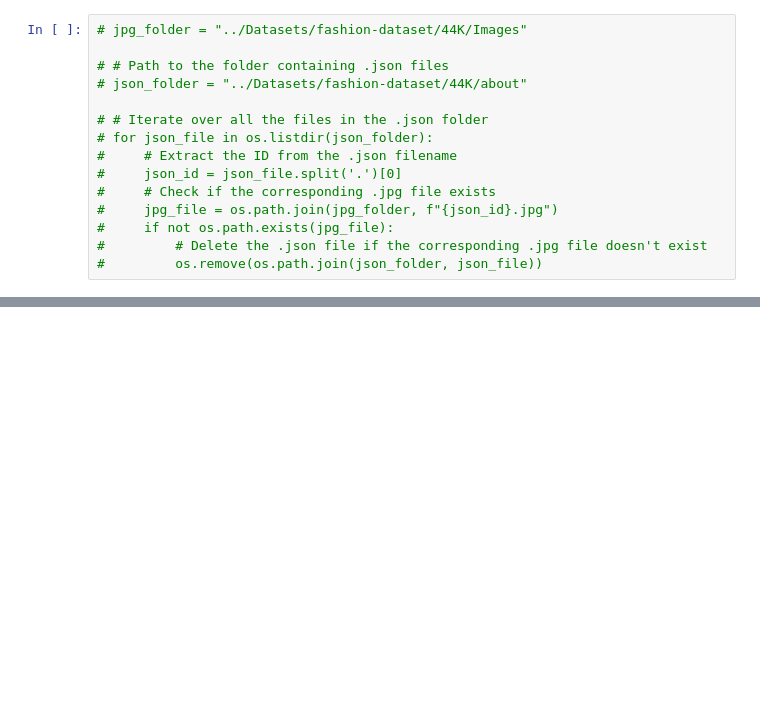
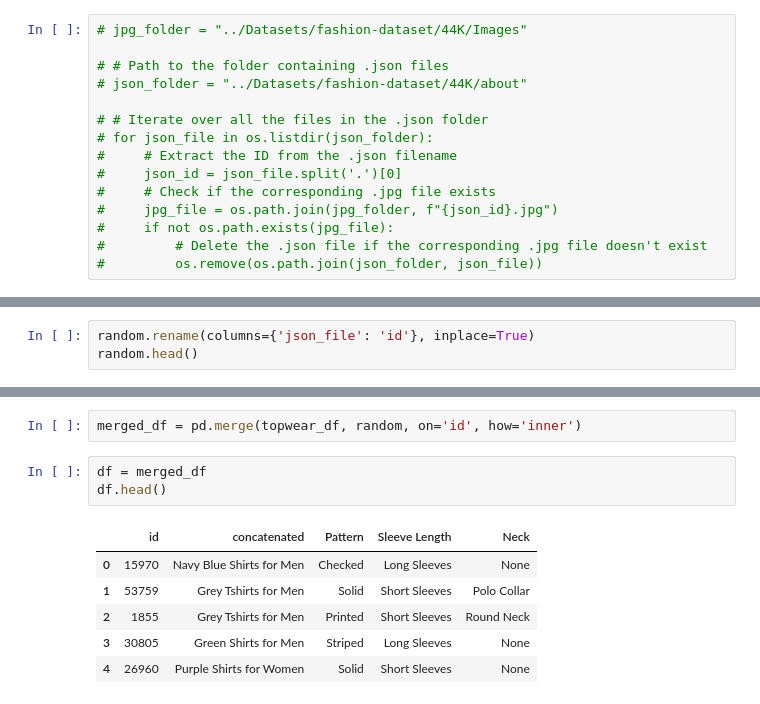
Before and after one commit to Epein5/MultiModal-Fashion-Search, a Jupyter notebook: Code/44kpreprocessing.ipynb, the cells around one changed output, grey strips where cells are left out. Saved outputs shown, nothing was run; the diff lists cells and outputs as text; blank space fills up the shorter version.

```diff
--- a/Code/44kpreprocessing.ipynb
+++ b/Code/44kpreprocessing.ipynb
@@ -121,0 +131,3 @@ See the caveats in the documentation: https://pandas.pydata.org/pandas-docs/stab
+# %%
+random.rename(columns={'json_file': 'id'}, inplace=True)
+random.head()
@@ -121,0 +159,12 @@ See the caveats in the documentation: https://pandas.pydata.org/pandas-docs/stab
+# %%
+merged_df = pd.merge(topwear_df, random, on='id', how='inner')
+# %%
+df = merged_df
+df.head()
+# %% [output]
+|  | id | concatenated | Pattern | Sleeve Length | Neck |
+| 0 | 15970 | Navy Blue Shirts for Men | Checked | Long Sleeves | None |
+| 1 | 53759 | Grey Tshirts for Men | Solid | Short Sleeves | Polo Collar |
+| 2 | 1855 | Grey Tshirts for Men | Printed | Short Sleeves | Round Neck |
+| 3 | 30805 | Green Shirts for Men | Striped | Long Sleeves | None |
+| 4 | 26960 | Purple Shirts for Women | Solid | Short Sleeves | None |
```
Also changed, not shown: parts of 19 cells of this notebook, 4 other files.
